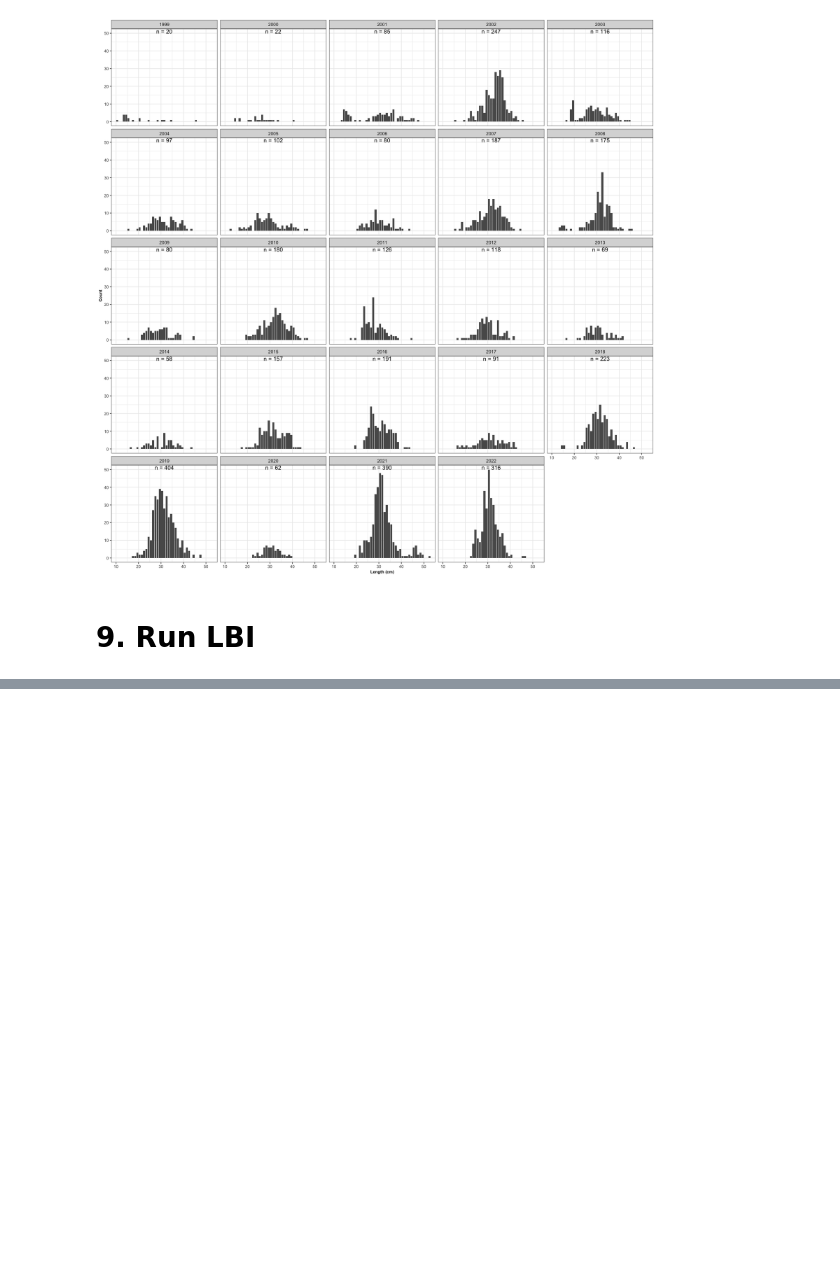
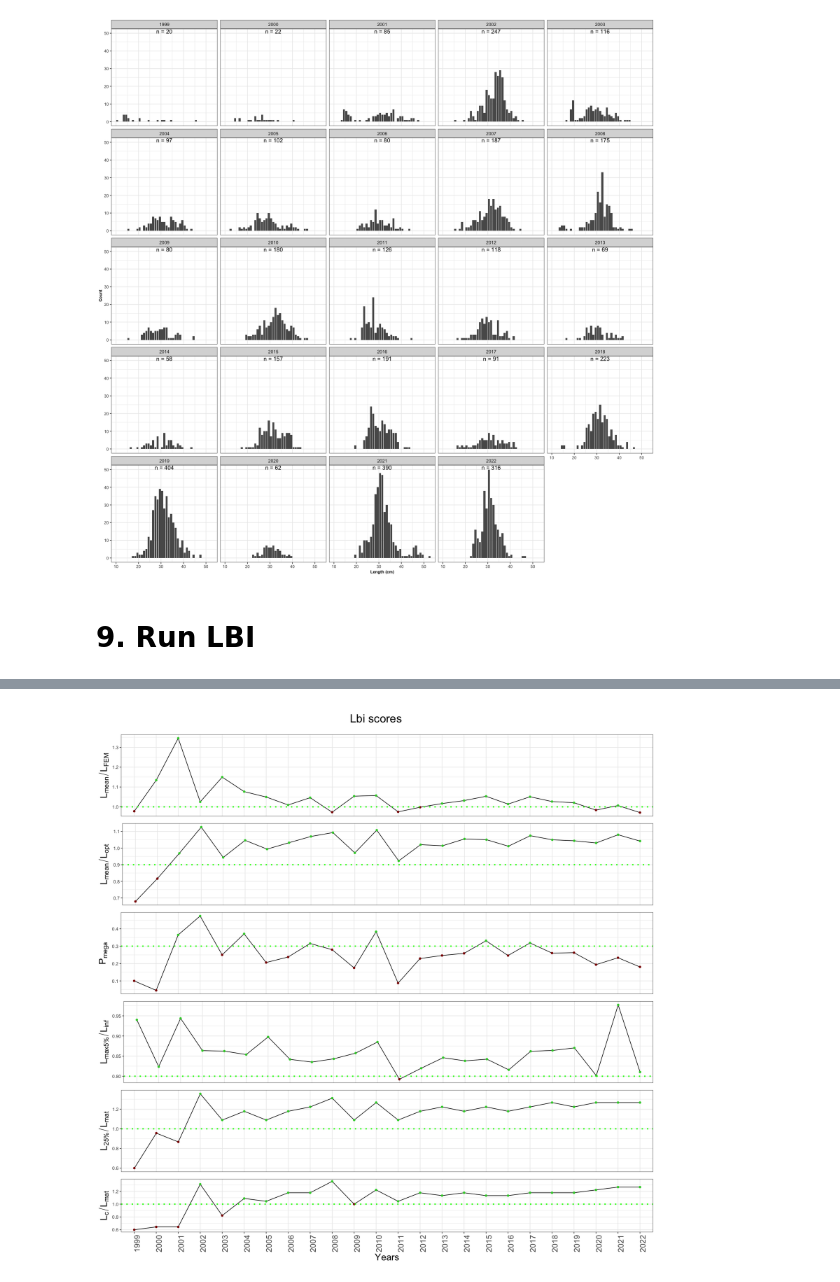
Before and after one commit to d2gex/lbm_seminary, a Jupyter notebook: R/lbms_workshop.ipynb, the cells around one changed output, grey strips where cells are left out. Cells and saved outputs as stored; diff of their text form; code cells hidden in the pictures; blank space fills up the shorter version.

```diff
--- a/R/lbms_workshop.ipynb
+++ b/R/lbms_workshop.ipynb
@@ -225,0 +228,16 @@ g
+# %%
+bio_params <- BiologyParameters$new(
+  linf = 48.4,
+  k = 0.18,
+  t0 = -0.58,
+  l50 = 22.5,
+  l95 = 23.115,
+  M = 0.3105,
+  M_K = 1.725,
+  lwa = 0.021,
+  lwb = 2.955,
+  rec_variability_mean = 0.737, # Prior recruitment variability obtained from meta-analysis study
+  rec_variability_sd = 0.353 # Prior fishing penalisation obtained from meta-analysis study
+)
+
+exp_params <- ExplotationParameters$new()
@@ -225,0 +252,4 @@ g
+# %%
+lbi_algo <- Lbi$new(bio_params, exp_params, catch_weight_data)
+lbi_results <- lbi_algo$run()
+head(lbi_results$estimates)
@@ -225,0 +277,16 @@ g
+# %%
+data <- lbi_results$estimates
+data$years <- lbi_results$years
+# Threshold above which the corresponding indicators are showing a healthy status
+thresholds <- list(
+  Lc_Lmat = 1,
+  L25_Lmat = 1,
+  Lmax5_Linf = 0.8,
+  Pmega = 0.3,
+  Lmean_Lopt = 0.9,
+  Lmean_Lfem = 1)
+lbi_plotter <- LbiOutputPlotter$new(data)
+grid <- lbi_plotter$build_lbi_tower("Lbi scores", thresholds)
+grid
+# %% [output]
+[figure, added]
```
Also changed, not shown: parts of 12 cells of this notebook, 3 other files.
